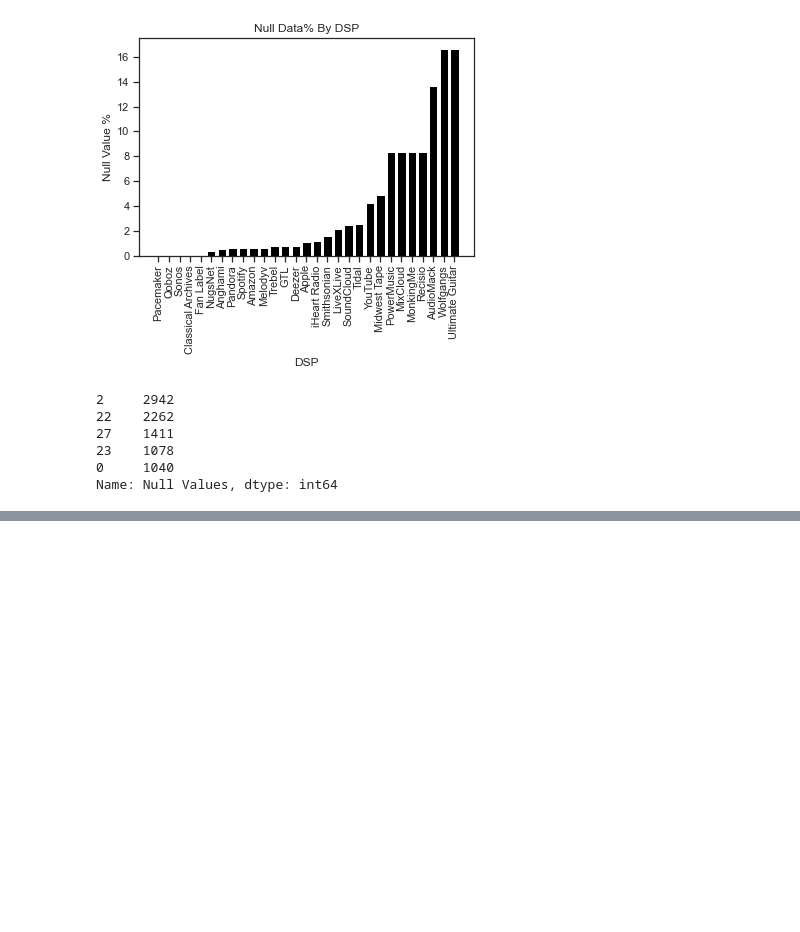
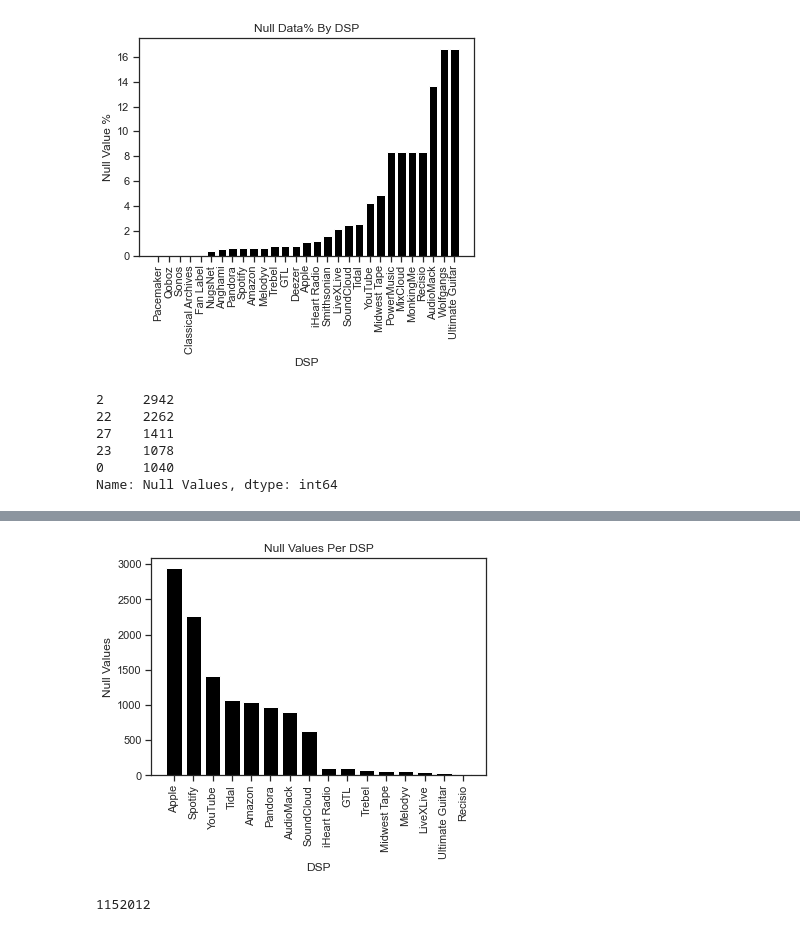
Before and after one commit to LJRollerII/mlc-project-napster, a Jupyter notebook: notebooks/MLC_Project.ipynb, the cells around one changed output, grey strips where cells are left out. Drawn from its saved outputs; the diff is of its cells as text; code cells hidden in the pictures; blank space fills up the shorter version.

```diff
--- a/notebooks/MLC_Project.ipynb
+++ b/notebooks/MLC_Project.ipynb
@@ -2099,0 +2143,2 @@ Name: Total Cells, dtype: int64
+# %%
+t16_null = mlc_null_percentage.nlargest(16,'Null Values')
@@ -2099,0 +2165,13 @@ Name: Total Cells, dtype: int64
+# %%
+plt.bar(t16_null.DSP,t16_null['Null Values'], color='black')
+plt.title('Null Values Per DSP')
+plt.xlabel('DSP')
+plt.ylabel('Null Values')
+plt.xticks(rotation = 90)
+plt.show()
+# %% [output]
+[figure, added]
+# %%
+mlc_null_percentage['Total Cells'].sum()
+# %% [output]
+1152012
```
Also changed, not shown: parts of 15 cells of this notebook.
